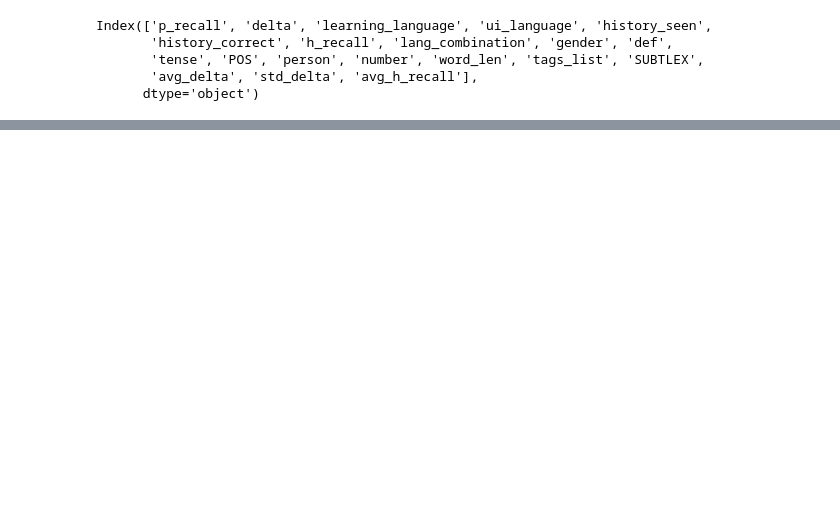
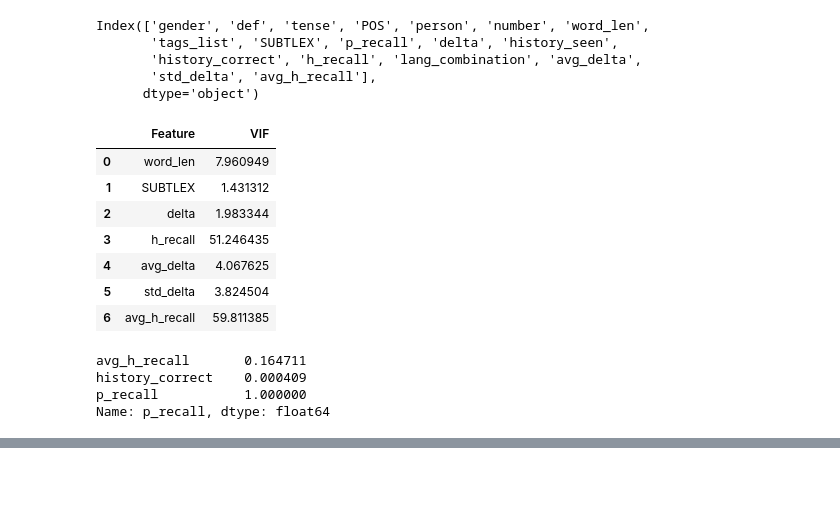
Before and after one commit to juliakubisa/spaced_repetition_algorithm, a Jupyter notebook: notebooks/baseline_models.ipynb, the cells around one changed output, grey strips where cells are left out. Cells and saved outputs as stored; diff of their text form; code cells hidden in the pictures; blank space fills up the shorter version.

```diff
--- a/notebooks/baseline_models.ipynb
+++ b/notebooks/baseline_models.ipynb
@@ -14,5 +15,5 @@ from statsmodels.stats.outliers_influence import variance_inflation_factor
 # %%
-cols_to_drop = ['timestamp', 'lexeme_id', 'word', 'user_id', 'session_seen', 'session_correct', 'avg_user_p_recall']
+cols_to_drop = ['timestamp', 'lexeme_id', 'word', 'user_id', 'session_seen', 'session_correct', 'avg_user_p_recall', 'ui_language', 'learning_language']
 current_dir = os.getcwd()
 filename = 'df_processed.csv'
 filepath = os.path.normpath(os.path.join(current_dir, '../data/processed/', filename))
@@ -33,10 +34,10 @@ dff.drop(columns=cols_to_drop, inplace=True, errors='ignore')
 # %%
 dff.columns
 # %% [output]
-Index(['p_recall', 'delta', 'learning_language', 'ui_language', 'history_seen',
-       'history_correct', 'h_recall', 'lang_combination', 'gender', 'def',
-       'tense', 'POS', 'person', 'number', 'word_len', 'tags_list', 'SUBTLEX',
-       'avg_delta', 'std_delta', 'avg_h_recall'],
+Index(['gender', 'def', 'tense', 'POS', 'person', 'number', 'word_len',
+       'tags_list', 'SUBTLEX', 'p_recall', 'delta', 'history_seen',
+       'history_correct', 'h_recall', 'lang_combination', 'avg_delta',
+       'std_delta', 'avg_h_recall'],
       dtype='object')
 # %%
 # Handle tags
@@ -57,16 +58,30 @@ dff_1.dropna(inplace=True)
 # %%
 # VIF -> iteratevily delete columns that had VIF > 10
 def calculate_vif(X):
     vif_data = pd.DataFrame()
     vif_data["Feature"] = X.columns
     vif_data["VIF"] = [variance_inflation_factor(X.values, i) for i in range(X.shape[1])]
     return vif_data
 
-dff_VIF = dff_1.drop(columns=['p_recall', 'avg_h_recall', 'history_correct']).sample(2000000)
+dff_VIF = dff_1.drop(columns=['p_recall','history_correct', 'history_seen']).sample(2000000)
 vif = calculate_vif(dff_VIF.select_dtypes(exclude='O'))
 vif
+# %% [output]
+|  | Feature | VIF |
+| 0 | word_len | 7.960949 |
+| 1 | SUBTLEX | 1.431312 |
+| 2 | delta | 1.983344 |
+| 3 | h_recall | 51.246435 |
+| 4 | avg_delta | 4.067625 |
+| 5 | std_delta | 3.824504 |
+| 6 | avg_h_recall | 59.811385 |
 # %%
-removed_features = ["avg_h_recall", "avg_user_p_recall", 'history_correct']
+removed_features = ["avg_h_recall", 'history_correct']
 correlation_with_target = dff_1[removed_features + ["p_recall"]].corr()["p_recall"]
 print(correlation_with_target)
+# %% [output]
+avg_h_recall       0.164711
+history_correct    0.000409
+p_recall           1.000000
+Name: p_recall, dtype: float64
 # %%
```
Also changed, not shown: parts of 17 cells of this notebook.
